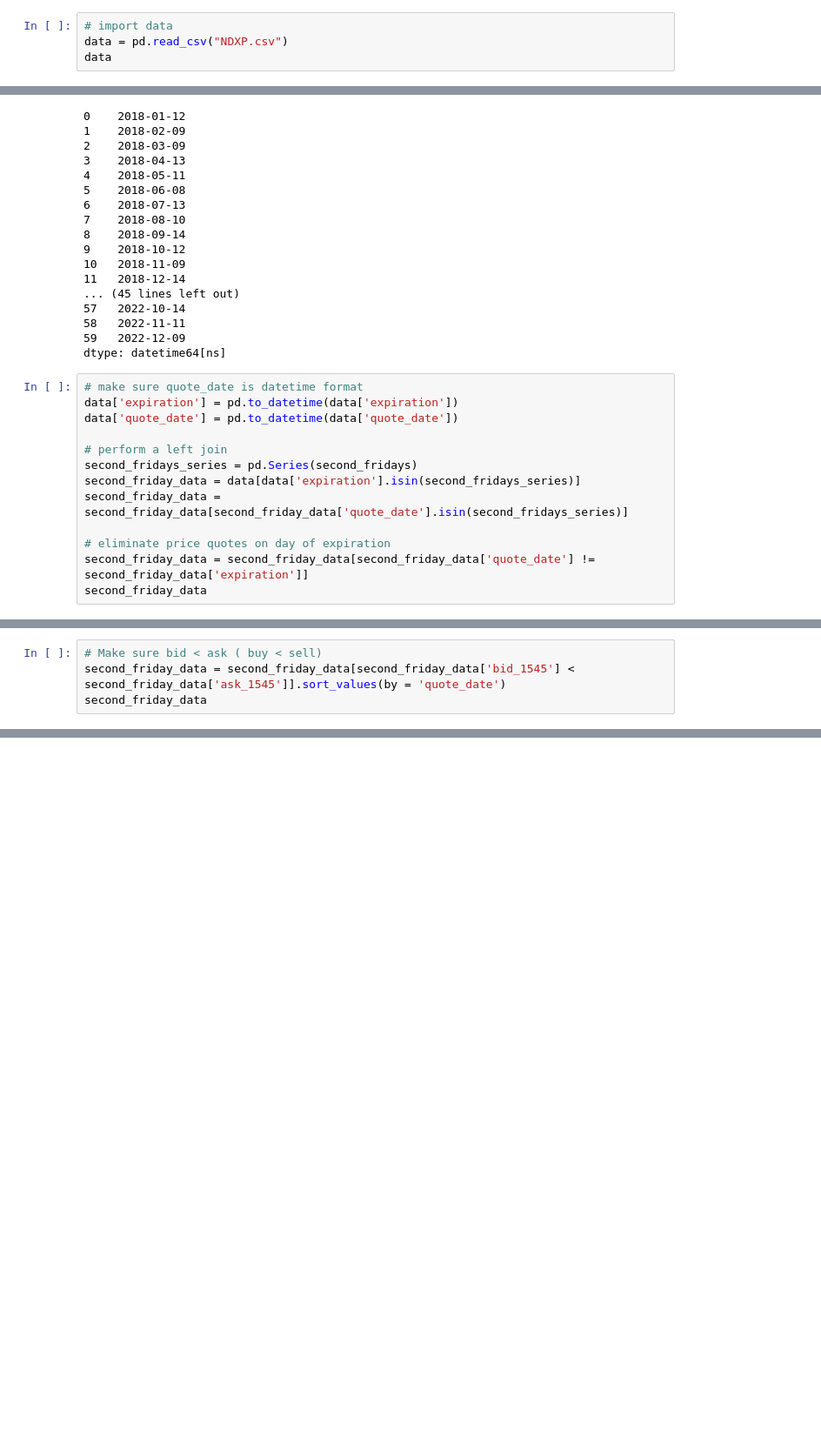
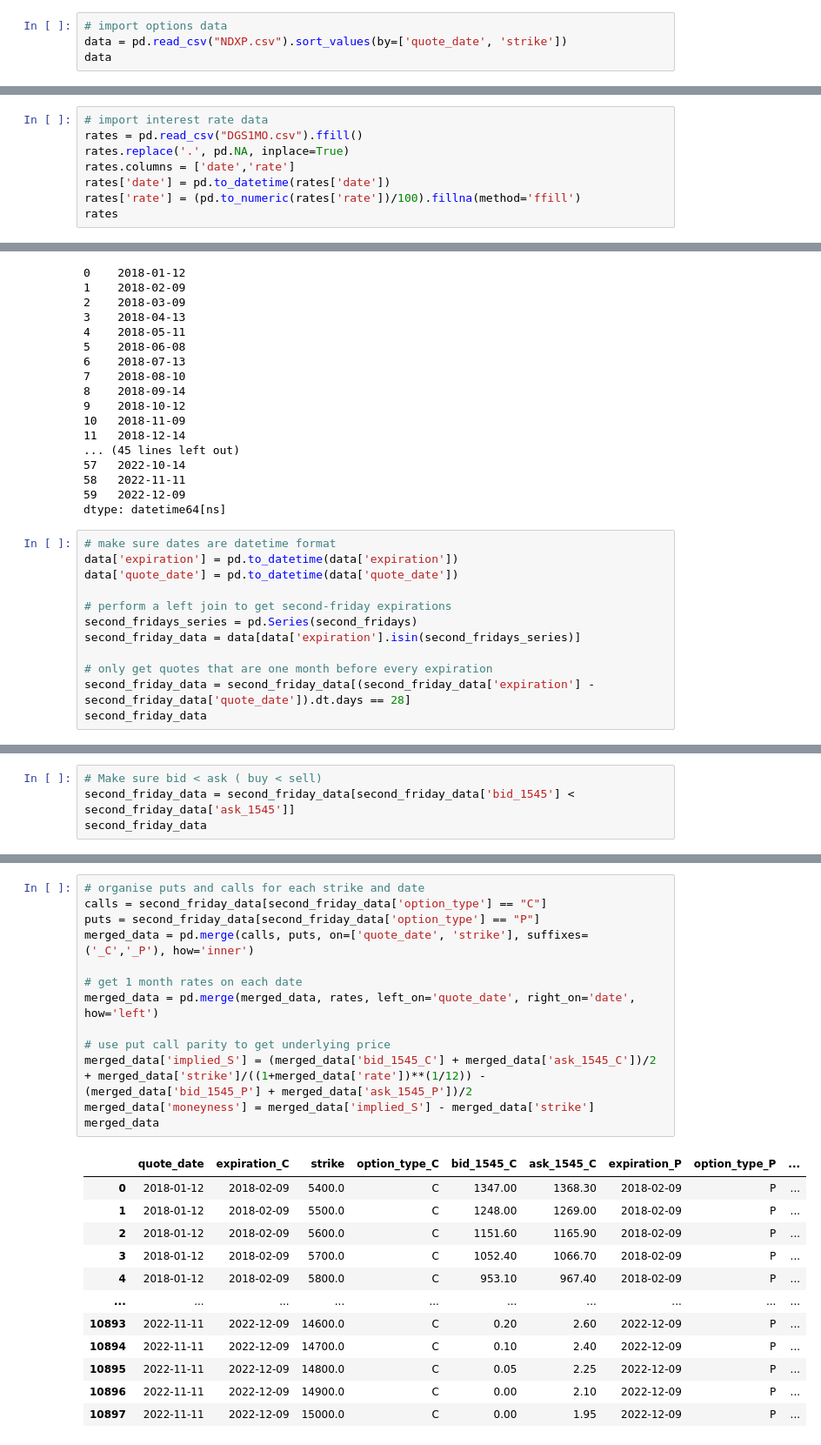
Before and after one commit to pochinhuang/WinterWorkshop2k24, a Jupyter notebook: data/data_cleanup.ipynb, the cells around one changed output, grey strips where cells are left out. Shown at 87% size. Saved outputs shown, nothing was run; the diff lists cells and outputs as text; blank space fills up the shorter version.

Commit message:
Put Call Parity

```diff
--- a/data/data_cleanup.ipynb
+++ b/data/data_cleanup.ipynb
@@ -3,6 +2,6 @@
 import numpy as np
 import pandas as pd
 # %%
-# import data
-data = pd.read_csv("NDXP.csv")
+# import options data
+data = pd.read_csv("NDXP.csv").sort_values(by=['quote_date', 'strike'])
 data
@@ -22,0 +8,8 @@ data
+# %%
+# import interest rate data
+rates = pd.read_csv("DGS1MO.csv").ffill()
+rates.replace('.', pd.NA, inplace=True)
+rates.columns = ['date','rate']
+rates['date'] = pd.to_datetime(rates['date'])
+rates['rate'] = (pd.to_numeric(rates['rate'])/100).fillna(method='ffill')
+rates
@@ -53,17 +60,16 @@ second_fridays
 59   2022-12-09
 dtype: datetime64[ns]
 # %%
-# make sure quote_date is datetime format
+# make sure dates are datetime format
 data['expiration'] = pd.to_datetime(data['expiration'])
 data['quote_date'] = pd.to_datetime(data['quote_date'])
 
-# perform a left join
+# perform a left join to get second-friday expirations
 second_fridays_series = pd.Series(second_fridays)
 second_friday_data = data[data['expiration'].isin(second_fridays_series)]
-second_friday_data = second_friday_data[second_friday_data['quote_date'].isin(second_fridays_series)]
 
-# eliminate price quotes on day of expiration
-second_friday_data = second_friday_data[second_friday_data['quote_date'] != second_friday_data['expiration']]
+# only get quotes that are one month before every expiration
+second_friday_data = second_friday_data[(second_friday_data['expiration'] - second_friday_data['quote_date']).dt.days == 28]
 second_friday_data
 # %% [output]
 |  | quote_date | expiration | strike | option_type | bid_1545 | ask_1545 |
@@ -82,6 +88,6 @@ second_friday_data
 # %%
 # Make sure bid < ask ( buy < sell)
-second_friday_data = second_friday_data[second_friday_data['bid_1545'] < second_friday_data['ask_1545']].sort_values(by = 'quote_date')
+second_friday_data = second_friday_data[second_friday_data['bid_1545'] < second_friday_data['ask_1545']]
 second_friday_data
 # %% [output]
 |  | quote_date | expiration | strike | option_type | bid_1545 | ask_1545 |
@@ -102,0 +106,26 @@ second_friday_data.to_csv("NDXP_2F.csv")
+# %%
+# organise puts and calls for each strike and date
+calls = second_friday_data[second_friday_data['option_type'] == "C"]
+puts = second_friday_data[second_friday_data['option_type'] == "P"]
+merged_data = pd.merge(calls, puts, on=['quote_date', 'strike'], suffixes=('_C','_P'), how='inner')
+
+# get 1 month rates on each date
+merged_data = pd.merge(merged_data, rates, left_on='quote_date', right_on='date', how='left')
+
+# use put call parity to get underlying price
+merged_data['implied_S'] = (merged_data['bid_1545_C'] + merged_data['ask_1545_C'])/2 + merged_data['strike']/((1+merged_data['rate'])**(1/12)) - (merged_data['bid_1545_P'] + merged_data['ask_1545_P'])/2
+merged_data['moneyness'] = merged_data['implied_S'] - merged_data['strike']
+merged_data
+# %% [output]
+|  | quote_date | expiration_C | strike | option_type_C | bid_1545_C | ask_1545_C | expiration_P | option_type_P | ... |
+| 0 | 2018-01-12 | 2018-02-09 | 5400.0 | C | 1347.00 | 1368.30 | 2018-02-09 | P | ... |
+| 1 | 2018-01-12 | 2018-02-09 | 5500.0 | C | 1248.00 | 1269.00 | 2018-02-09 | P | ... |
+| 2 | 2018-01-12 | 2018-02-09 | 5600.0 | C | 1151.60 | 1165.90 | 2018-02-09 | P | ... |
+| 3 | 2018-01-12 | 2018-02-09 | 5700.0 | C | 1052.40 | 1066.70 | 2018-02-09 | P | ... |
+| 4 | 2018-01-12 | 2018-02-09 | 5800.0 | C | 953.10 | 967.40 | 2018-02-09 | P | ... |
+| ... | ... | ... | ... | ... | ... | ... | ... | ... | ... |
+| 10893 | 2022-11-11 | 2022-12-09 | 14600.0 | C | 0.20 | 2.60 | 2022-12-09 | P | ... |
+| 10894 | 2022-11-11 | 2022-12-09 | 14700.0 | C | 0.10 | 2.40 | 2022-12-09 | P | ... |
+| 10895 | 2022-11-11 | 2022-12-09 | 14800.0 | C | 0.05 | 2.25 | 2022-12-09 | P | ... |
+| 10896 | 2022-11-11 | 2022-12-09 | 14900.0 | C | 0.00 | 2.10 | 2022-12-09 | P | ... |
+| 10897 | 2022-11-11 | 2022-12-09 | 15000.0 | C | 0.00 | 1.95 | 2022-12-09 | P | ... |
```
Also changed, not shown: parts of 9 cells of this notebook, 2 other files.
